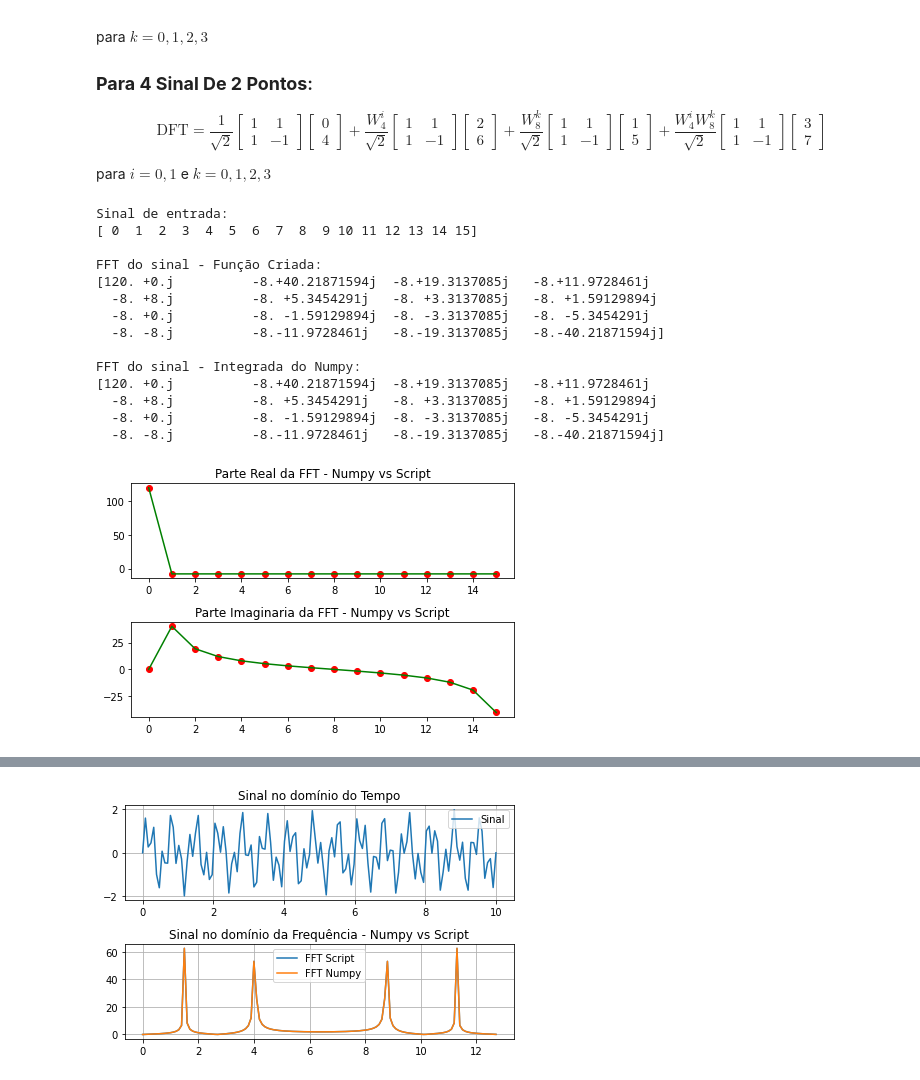
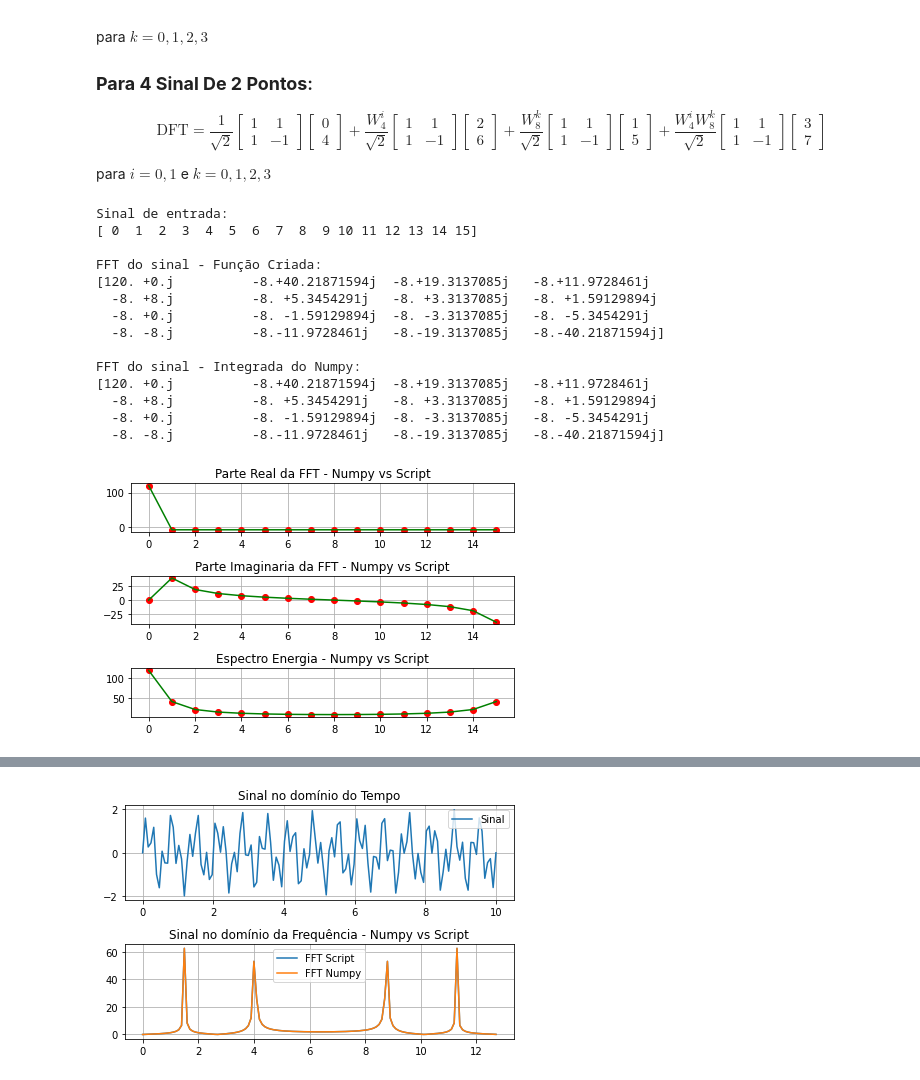
Before and after one commit to leonardoSaaads/ProcessamentoDigitalSinais, a Jupyter notebook: Unidade 1/Radix_2.ipynb, the cells around one changed output, grey strips where cells are left out. Saved outputs shown, nothing was run; the diff lists cells and outputs as text; code cells hidden in the pictures.

```diff
--- a/Unidade 1/Radix_2.ipynb
+++ b/Unidade 1/Radix_2.ipynb
@@ -69,36 +69,47 @@ print(f'FFT do sinal - Função Criada: \n{fft}\n')
 # Comparando o resultado com a dft - Numpy
 fft_compara = np.fft.fft(sinal)
 print(f'FFT do sinal - Integrada do Numpy: \n{fft_compara}\n')
 
 # Plotando os resultados:
-plt.subplot(2, 1, 1)
+# Primeiro Plot
+plt.subplot(3, 1, 1)
 plt.title('Parte Real da FFT - Numpy vs Script')
 plt.plot(fft.real, 'or')
 plt.plot(fft_compara.real, 'g')
+plt.grid(True)
 
-plt.subplot(2, 1, 2)
+# Segundo Plot
+plt.subplot(3, 1, 2)
 plt.title('Parte Imaginaria da FFT - Numpy vs Script')
 plt.plot(fft.imag, 'or')
 plt.plot(fft_compara.imag, 'g')
+plt.grid(True)
+
+# Terceiro Plot
+plt.subplot(3, 1, 3)
+plt.title('Espectro Energia - Numpy vs Script')
+plt.plot(abs(fft), 'or')
+plt.plot(abs(fft_compara), 'g')
+plt.grid(True)
 
 plt.tight_layout()
 plt.show()
 # %% [output]
 Sinal de entrada:
 [ 0  1  2  3  4  5  6  7  8  9 10 11 12 13 14 15]
 
 FFT do sinal - Função Criada:
 [120. +0.j          -8.+40.21871594j  -8.+19.3137085j   -8.+11.9728461j
   -8. +8.j          -8. +5.3454291j   -8. +3.3137085j   -8. +1.59129894j
   -8. +0.j          -8. -1.59129894j  -8. -3.3137085j   -8. -5.3454291j
   -8. -8.j          -8.-11.9728461j   -8.-19.3137085j   -8.-40.21871594j]
 
 FFT do sinal - Integrada do Numpy:
 [120. +0.j          -8.+40.21871594j  -8.+19.3137085j   -8.+11.9728461j
   -8. +8.j          -8. +5.3454291j   -8. +3.3137085j   -8. +1.59129894j
   -8. +0.j          -8. -1.59129894j  -8. -3.3137085j   -8. -5.3454291j
   -8. -8.j          -8.-11.9728461j   -8.-19.3137085j   -8.-40.21871594j]
-[figure, old version]
+[figure, new version]
 # %%
 # Criando um sinal de entrada com 128 pontos de -1000 à 1000
 sinal = np.random.randint(-1000, 1000, 128)
```
Also changed, not shown: parts of 2 cells of this notebook.
